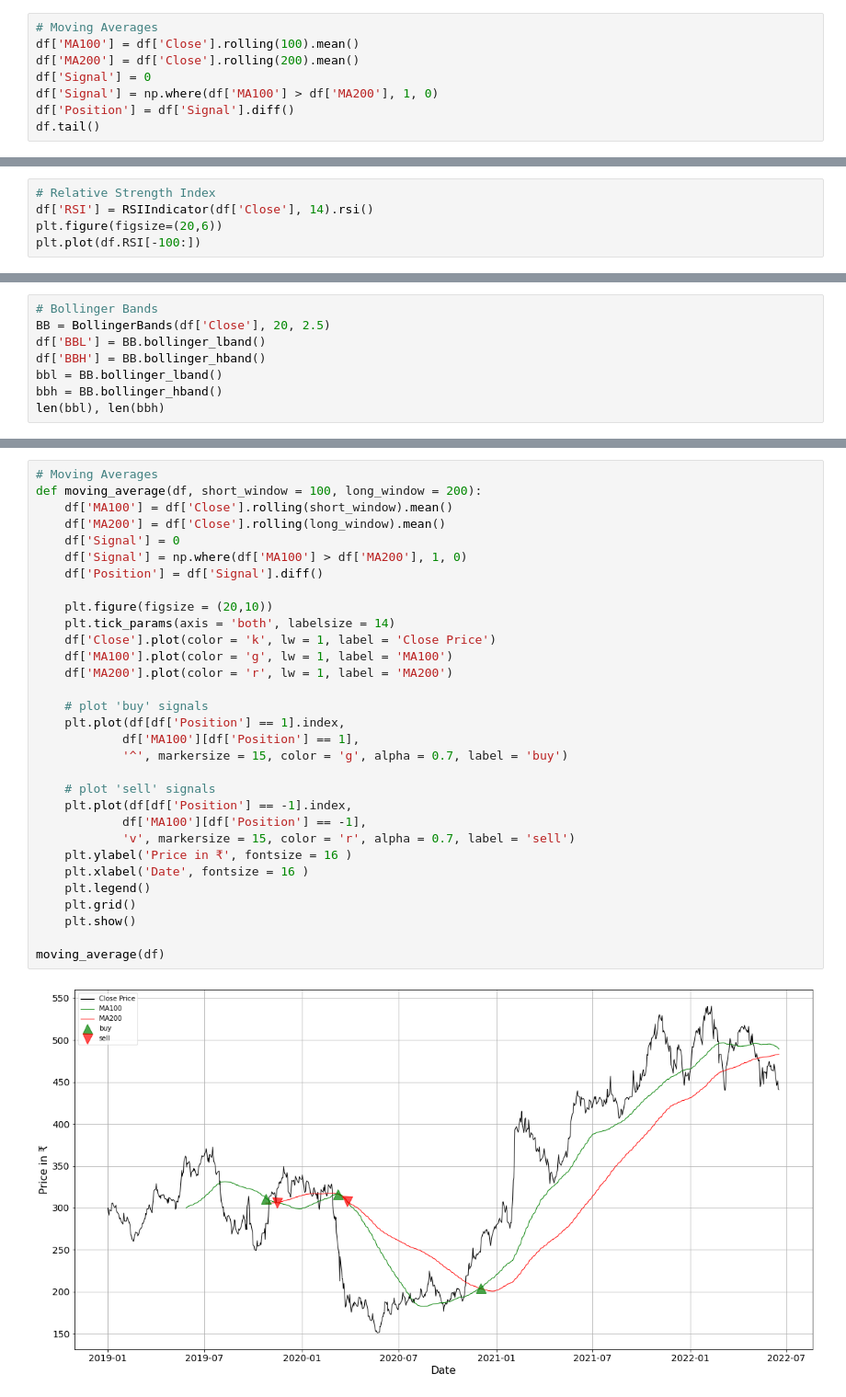
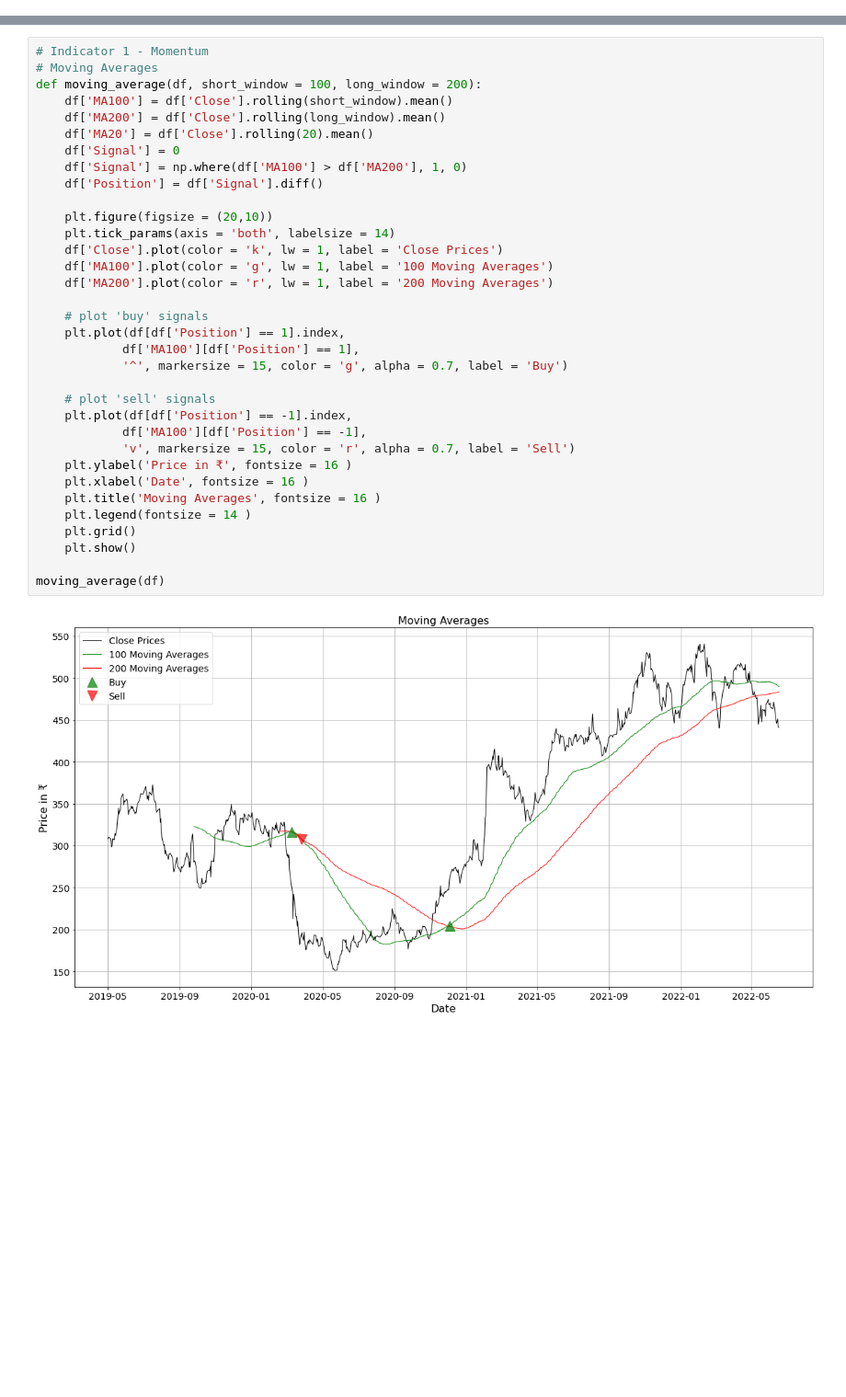
Before and after one commit to Naveen-004/Mini-Project, a Jupyter notebook: test.ipynb, the cells around one changed output, grey strips where cells are left out. Shown at 92% size. Saved outputs shown, nothing was run; the diff lists cells and outputs as text; blank space fills up the shorter version.

```diff
--- a/test.ipynb
+++ b/test.ipynb
@@ -49,8 +48,0 @@ df.head()
-# %%
-# Moving Averages
-df['MA100'] = df['Close'].rolling(100).mean()
-df['MA200'] = df['Close'].rolling(200).mean()
-df['Signal'] = 0
-df['Signal'] = np.where(df['MA100'] > df['MA200'], 1, 0)
-df['Position'] = df['Signal'].diff()
-df.tail()
@@ -94,5 +48,0 @@ df.shape
-# %%
-# Relative Strength Index
-df['RSI'] = RSIIndicator(df['Close'], 14).rsi()
-plt.figure(figsize=(20,6))
-plt.plot(df.RSI[-100:])
@@ -102,8 +48,0 @@ plt.plot(df.RSI[-100:])
-# %%
-# Bollinger Bands
-BB = BollingerBands(df['Close'], 20, 2.5)
-df['BBL'] = BB.bollinger_lband()
-df['BBH'] = BB.bollinger_hband()
-bbl = BB.bollinger_lband()
-bbh = BB.bollinger_hband()
-len(bbl), len(bbh)
@@ -122,34 +49,37 @@ signal[-50:].plot(figsize=(20,6), color='red')
 # %%
+# Indicator 1 - Momentum
 # Moving Averages
 def moving_average(df, short_window = 100, long_window = 200):
     df['MA100'] = df['Close'].rolling(short_window).mean()
     df['MA200'] = df['Close'].rolling(long_window).mean()
+    df['MA20'] = df['Close'].rolling(20).mean()
     df['Signal'] = 0
     df['Signal'] = np.where(df['MA100'] > df['MA200'], 1, 0)
     df['Position'] = df['Signal'].diff()
 
     plt.figure(figsize = (20,10))
     plt.tick_params(axis = 'both', labelsize = 14)
-    df['Close'].plot(color = 'k', lw = 1, label = 'Close Price')
-    df['MA100'].plot(color = 'g', lw = 1, label = 'MA100')
-    df['MA200'].plot(color = 'r', lw = 1, label = 'MA200')
+    df['Close'].plot(color = 'k', lw = 1, label = 'Close Prices')
+    df['MA100'].plot(color = 'g', lw = 1, label = '100 Moving Averages')
+    df['MA200'].plot(color = 'r', lw = 1, label = '200 Moving Averages')
 
     # plot 'buy' signals
     plt.plot(df[df['Position'] == 1].index,
             df['MA100'][df['Position'] == 1],
-            '^', markersize = 15, color = 'g', alpha = 0.7, label = 'buy')
+            '^', markersize = 15, color = 'g', alpha = 0.7, label = 'Buy')
 
     # plot 'sell' signals
     plt.plot(df[df['Position'] == -1].index,
             df['MA100'][df['Position'] == -1],
-            'v', markersize = 15, color = 'r', alpha = 0.7, label = 'sell')
+            'v', markersize = 15, color = 'r', alpha = 0.7, label = 'Sell')
     plt.ylabel('Price in ₹', fontsize = 16 )
     plt.xlabel('Date', fontsize = 16 )
-    plt.legend()
+    plt.title('Moving Averages', fontsize = 16 )
+    plt.legend(fontsize = 14 )
     plt.grid()
     plt.show()
 
 moving_average(df)
 # %% [output]
-[figure, old version]
+[figure, new version]
 # %%
```
Also changed, not shown: parts of 19 cells of this notebook, 5 other files.
